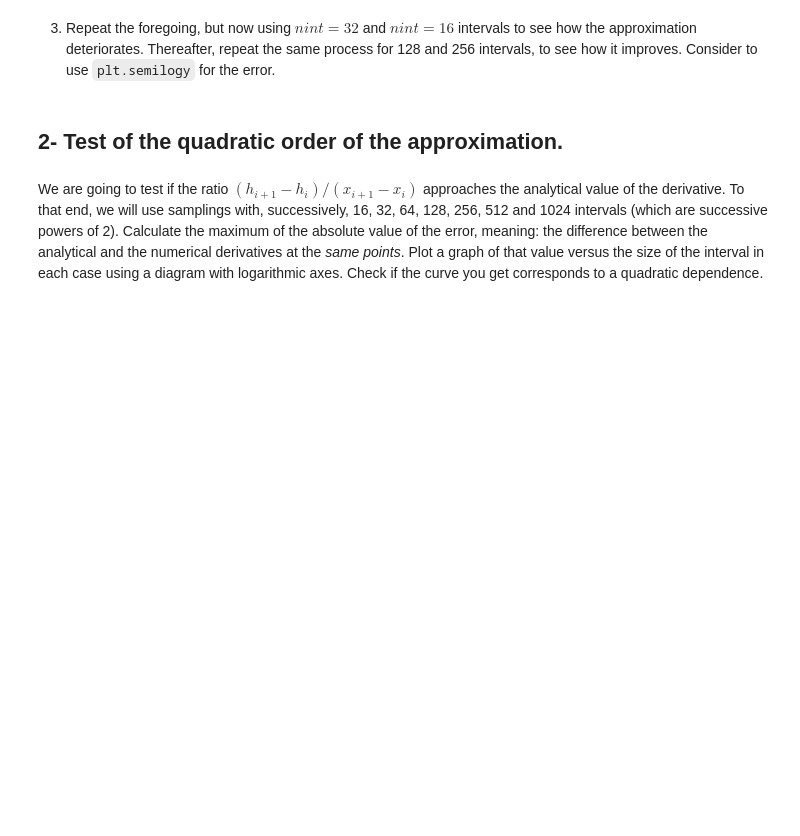
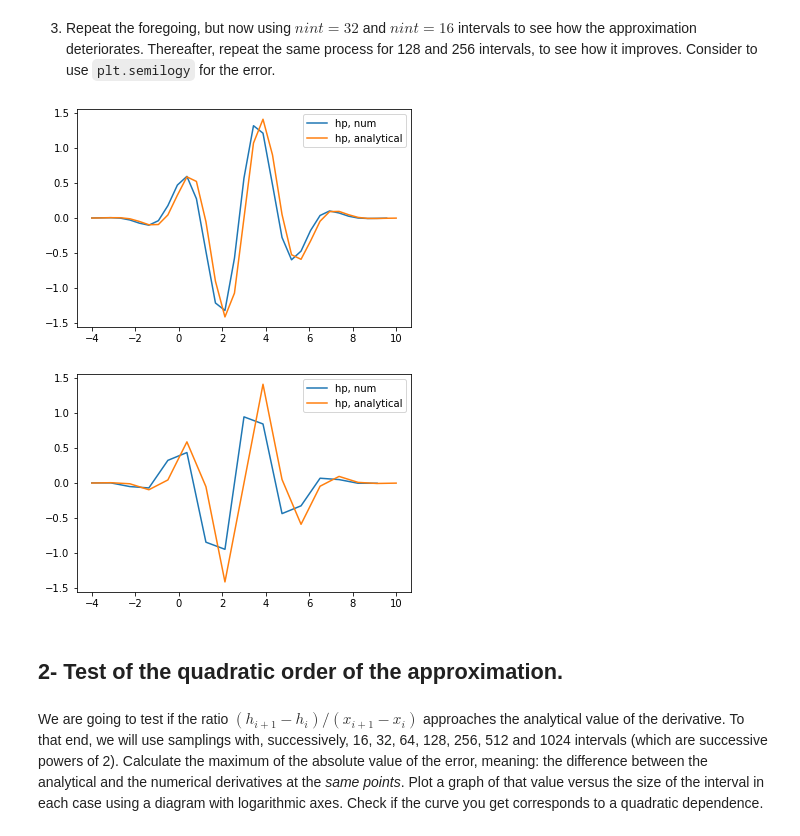
Before and after one commit to AST-Course/AST5110, a Jupyter notebook: ex_1a_v0.5.ipynb, the cells around one changed output. Drawn from its saved outputs; the diff is of its cells as text; code cells hidden in the pictures; blank space fills up the shorter version.

```diff
--- a/ex_1a_v0.5.ipynb
+++ b/ex_1a_v0.5.ipynb
@@ -35,5 +111,63 @@ It will depend on how you created the function that you have $nump$ or $nump−1
 # %% [markdown]
 3. Repeat the foregoing, but now using $nint= 32$ and $nint= 16$ intervals to see how the approximation deteriorates. Thereafter, repeat the same process for 128 and 256 intervals, to see how it improves. Consider to use `plt.semilogy` for the error.
+# %%
+nint = 32
+nump = nint +1
+xx_32 = np.arange(nump)/(nump-1.0)*(xf-x0) + x0
+
+hp_32 = deriv_dnw(xx_32, h(xx_32))
+
+
+plt.plot(xx_32[:-1], hp_32, label="hp, num")
+plt.plot(xx_32, hp_analytical(xx_32), label="hp, analytical")
+plt.legend()
+plt.show()
+
+
+
+nint = 16
+nump = nint +1
+xx_16 = np.arange(nump)/(nump-1.0)*(xf-x0) + x0
+
+hp_16 = deriv_dnw(xx_16, h(xx_16))
+
+
+plt.plot(xx_16[:-1], hp_16, label="hp, num")
+plt.plot(xx_16, hp_analytical(xx_16), label="hp, analytical")
+plt.legend()
+plt.show()
+
+
+
+
+nint = 128
+nump = nint +1
+xx_128 = np.arange(nump)/(nump-1.0)*(xf-x0) + x0
+
+hp_128 = deriv_dnw(xx_128, h(xx_128))
+
+
+plt.plot(xx_128[:-1], hp_128, label="hp, num")
+plt.plot(xx_128, hp_analytical(xx_128), label="hp, analytical")
+plt.legend()
+plt.show()
+
+
+
+nint = 256
+nump = nint +1
+xx_16 = np.arange(nump)/(nump-1.0)*(xf-x0) + x0
+
+hp_16 = deriv_dnw(xx_16, h(xx_16))
+
+
+plt.plot(xx_16[:-1], hp_16, label="hp, num")
+plt.plot(xx_16, hp_analytical(xx_16), label="hp, analytical")
+plt.legend()
+plt.show()
+# %% [output]
+[figure, added]
+[figure, added]
 # %% [markdown]
 ## 2- Test of the quadratic order of the approximation.
 # %% [markdown]
```
Also changed, not shown: parts of 2 cells of this notebook.
